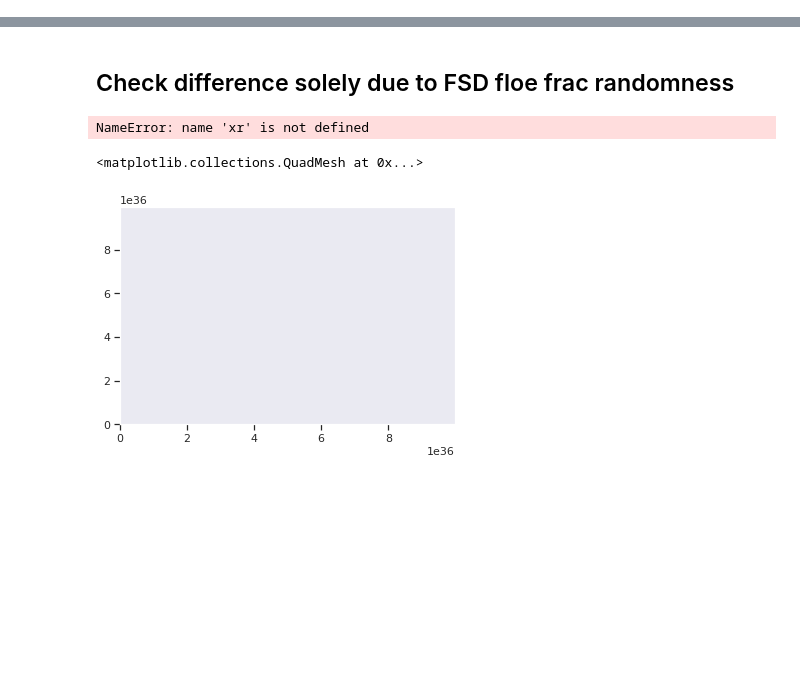
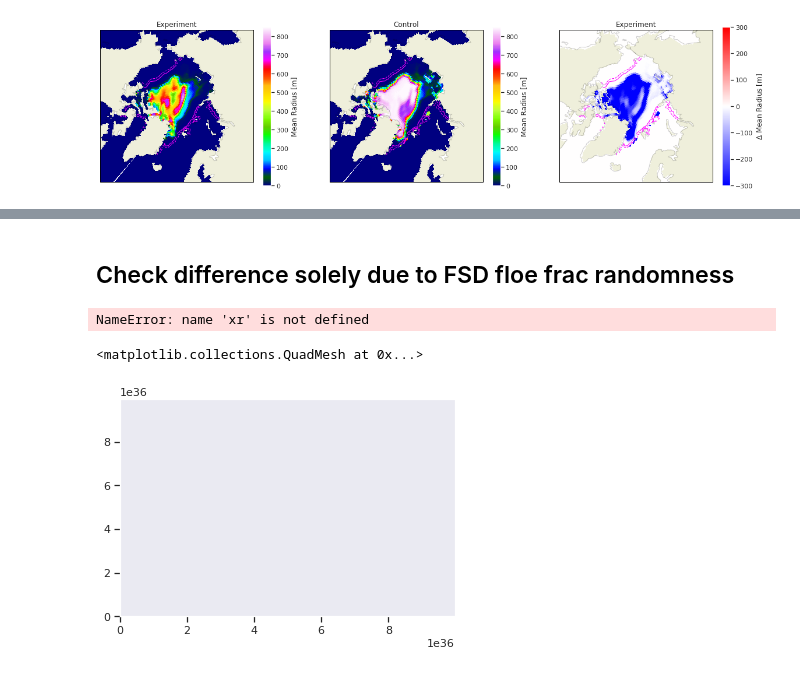
Before and after one commit to vtcooper/waveice, a Jupyter notebook: model_dev_analysis.ipynb, the cells around one changed output, grey strips where cells are left out. Cells and saved outputs as stored; diff of their text form; code cells hidden in the pictures; blank space fills up the shorter version.

```diff
--- a/model_dev_analysis.ipynb
+++ b/model_dev_analysis.ipynb
@@ -50,0 +123,16 @@ tarea = cice18.tarea.rename(
+# %%
+casename = 'cesm23iws1tsks_linearice1'
+ctrlname = 'cesm23iws1tsks_bittest1'
+monsel = 10
+
+rundir = '/glade/scratch/vcooper/' + casename + '/run/'
+rundir_cp = copy.copy(rundir)
+flist = casename + '.ww3.hi.2012-*.nc'
+dfiles = sorted(glob(rundir + flist))
+dfiles_np = np.array(dfiles)
+dfiles_ind = np.where(xr.where(ww2012.time.dt.month==monsel,1,0))[0]
+dfiles = dfiles_np[dfiles_ind][0:-1:100]
+# print(len(dfiles), len(ww2012.time[0:len(dfiles)]))
+print(len(dfiles), len(ww2012.time[dfiles_ind][0:-1:100]))
+
+tempdates = ww2012.time[dfiles_ind][0:-1:100].dt.strftime('%Y-%m-%d').values
@@ -50,0 +427,78 @@ tarea = cice18.tarea.rename(
+# %%
+exp_plot = exp_cice.isel(time=-1)
+ctrl_plot = ctrl_cice.isel(time=-1)
+diff_plot = exp_plot - ctrl_plot
+
+## HS ##
+fig,ax = plt.subplots(1,3,figsize=(20,5),subplot_kw={'projection': ccrs.NorthPolarStereo()})
+## exp ##
+aind = 0
+plt.sca(ax[aind])
+ax[aind].coastlines(alpha=0.2,lw=1)
+ax[aind].set_extent([-180,180,lowlat,90], ccrs.PlateCarree())
+ax[aind].add_feature(cfeature.LAND)
+plt.title('Experiment')
+
+plt.pcolormesh(exp_ww.TLON,exp_ww.TLAT,exp_plot.fsdrad_d,#.where(exp_plot.TLON < 180),
+               vmin=0.00,vmax=850,cmap='gist_ncar',
+               transform=ccrs.PlateCarree())
+plt.colorbar(label='Mean Radius [m]')
+
+plt.contour(exp_ww.TLON.values,exp_ww.TLAT.values,
+            exp_plot.aice_d.where(exp_ww.TLON.values < 180),
+            levels=[0.01,0.8],colors='magenta',linestyles=['--','-'],linewidths=1,
+            transform=ccrs.PlateCarree())
+plt.contour(exp_ww.TLON.values,exp_ww.TLAT.values,
+            exp_plot.aice_d.where(exp_ww.TLON.values > 180),
+            levels=[0.01,0.8],colors='magenta',linestyles=['--','-'],linewidths=1,
+            transform=ccrs.PlateCarree())
+
+
+## control ##
+aind = 1
+plt.sca(ax[aind])
+ax[aind].coastlines(alpha=0.2,lw=1)
+ax[aind].set_extent([-180,180,lowlat,90], ccrs.PlateCarree())
+ax[aind].add_feature(cfeature.LAND)
+plt.title('Control')
+
+plt.pcolormesh(exp_ww.TLON,exp_ww.TLAT,ctrl_plot.fsdrad_d,#.where(exp_plot.TLON < 180),
+               vmin=0.00,vmax=850,cmap='gist_ncar',
+               transform=ccrs.PlateCarree())
+plt.colorbar(label='Mean Radius [m]')
+
+plt.contour(exp_ww.TLON.values,exp_ww.TLAT.values,
+            ctrl_plot.aice_d.where(exp_ww.TLON.values < 180),
+            levels=[0.01,0.8],colors='magenta',linestyles=['--','-'],linewidths=1,
+            transform=ccrs.PlateCarree())
+plt.contour(exp_ww.TLON.values,exp_ww.TLAT.values,
+            ctrl_plot.aice_d.where(exp_ww.TLON.values > 180),
+            levels=[0.01,0.8],colors='magenta',linestyles=['--','-'],linewidths=1,
+            transform=ccrs.PlateCarree())
+
+# ## diff ##
+aind = 2
+plt.sca(ax[aind])
+ax[aind].coastlines(alpha=0.2,lw=1)
+ax[aind].set_extent([-180,180,lowlat,90], ccrs.PlateCarree())
+ax[aind].add_feature(cfeature.LAND)
+plt.title('Experiment')
+
+plt.pcolormesh(exp_ww.TLON,exp_ww.TLAT,diff_plot.fsdrad_d,#.where(exp_plot.TLON < 180),
+               vmin=-300,vmax=300,cmap='bwr',
+               transform=ccrs.PlateCarree())
+plt.colorbar(label='$\Delta$ Mean Radius [m]')
+
+plt.contour(exp_ww.TLON.values,exp_ww.TLAT.values,
+            exp_plot.aice_d.where(exp_ww.TLON.values < 180),
+            levels=[0.01,0.8],colors='magenta',linestyles=['--','-'],linewidths=1,
+            transform=ccrs.PlateCarree())
+plt.contour(exp_ww.TLON.values,exp_ww.TLAT.values,
+            exp_plot.aice_d.where(exp_ww.TLON.values > 180),
+            levels=[0.01,0.8],colors='magenta',linestyles=['--','-'],linewidths=1,
+            transform=ccrs.PlateCarree())
+
+plt.tight_layout()
+plt.show()
+# %% [output]
+[figure, added]
```
Also changed, not shown: parts of 16 cells of this notebook.
